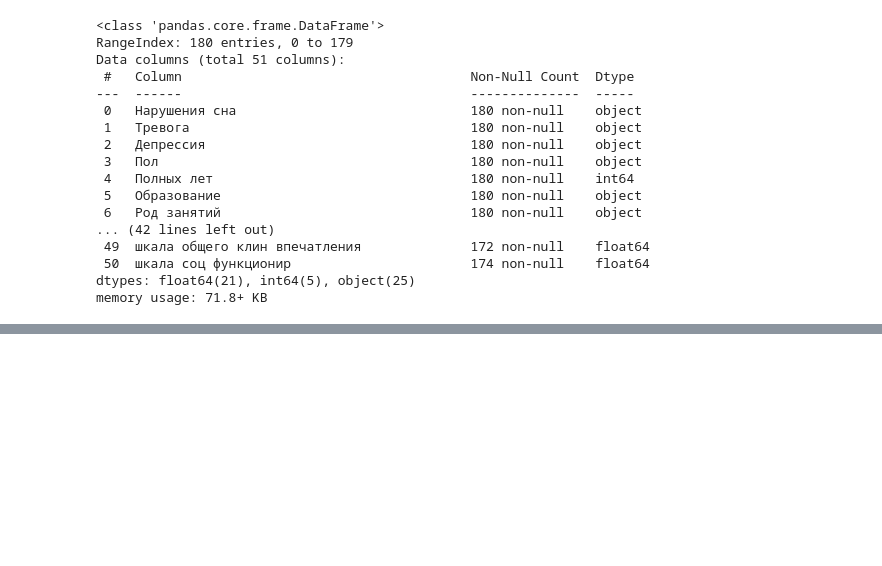
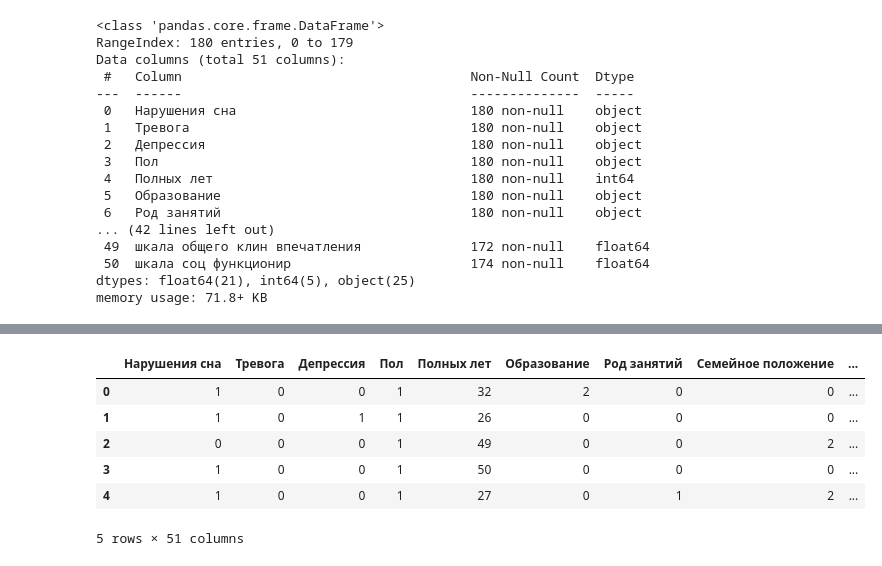
Before and after one commit to Nikitaion/mental_disorders, a Jupyter notebook: mental_disorders.ipynb, the cells around one changed output, grey strips where cells are left out. Saved outputs shown, nothing was run; the diff lists cells and outputs as text; code cells hidden in the pictures; blank space fills up the shorter version.

```diff
--- a/mental_disorders.ipynb
+++ b/mental_disorders.ipynb
@@ -182,0 +199,3 @@ ds
+# %%
+ds = ds.dropna(axis=0)
+ds.isna().sum()
@@ -182,0 +220,10 @@ ds
+# %%
+ds.head()
+# %% [output]
+|  | Нарушения сна | Тревога | Депрессия | Пол | Полных лет | Образование | Род занятий | Семейное положение | ... |
+| 0 | 1 | 0 | 0 | 1 | 32 | 2 | 0 | 0 | ... |
+| 1 | 1 | 0 | 1 | 1 | 26 | 0 | 0 | 0 | ... |
+| 2 | 0 | 0 | 0 | 1 | 49 | 0 | 0 | 2 | ... |
+| 3 | 1 | 0 | 0 | 1 | 50 | 0 | 0 | 0 | ... |
+| 4 | 1 | 0 | 0 | 1 | 27 | 0 | 1 | 2 | ... |
+5 rows × 51 columns
```
Also changed, not shown: parts of 9 cells of this notebook.
